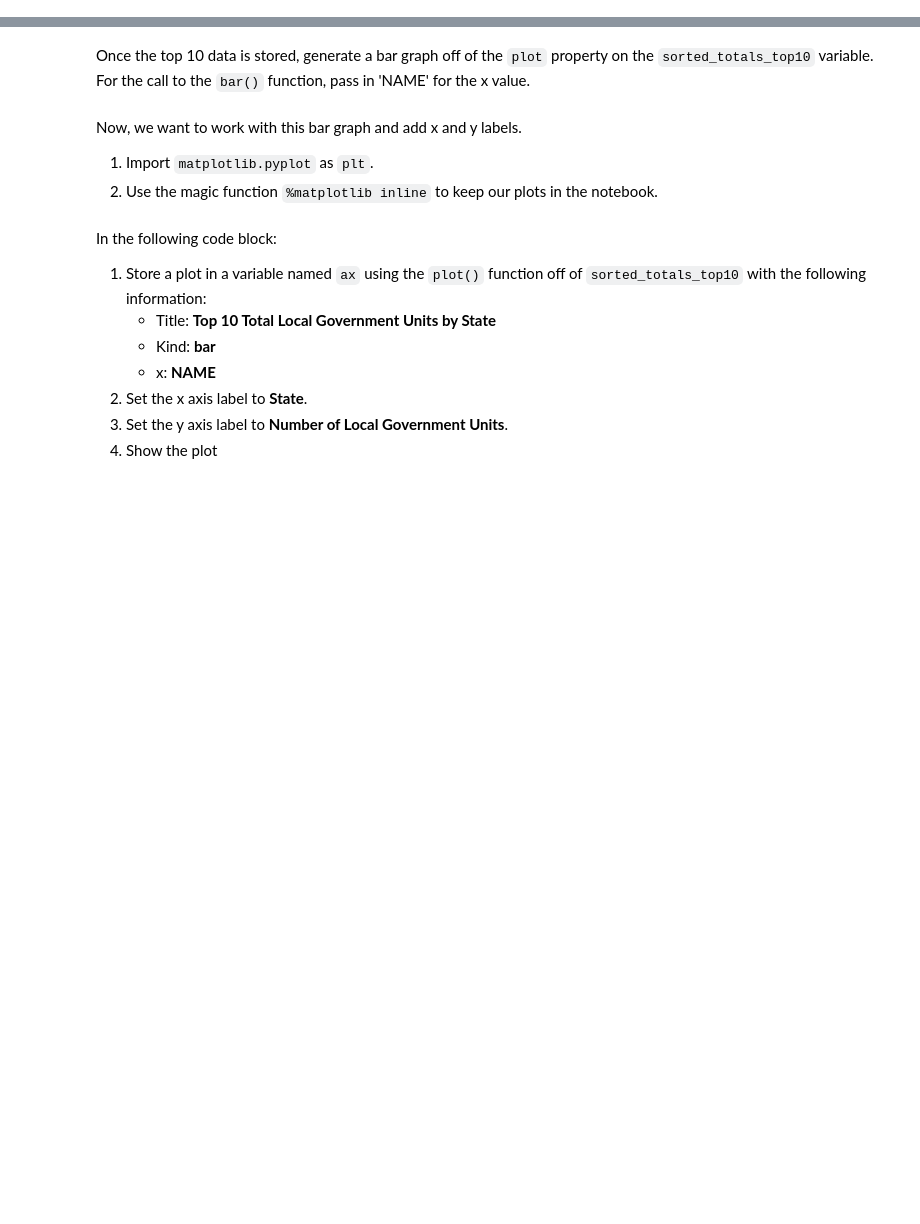
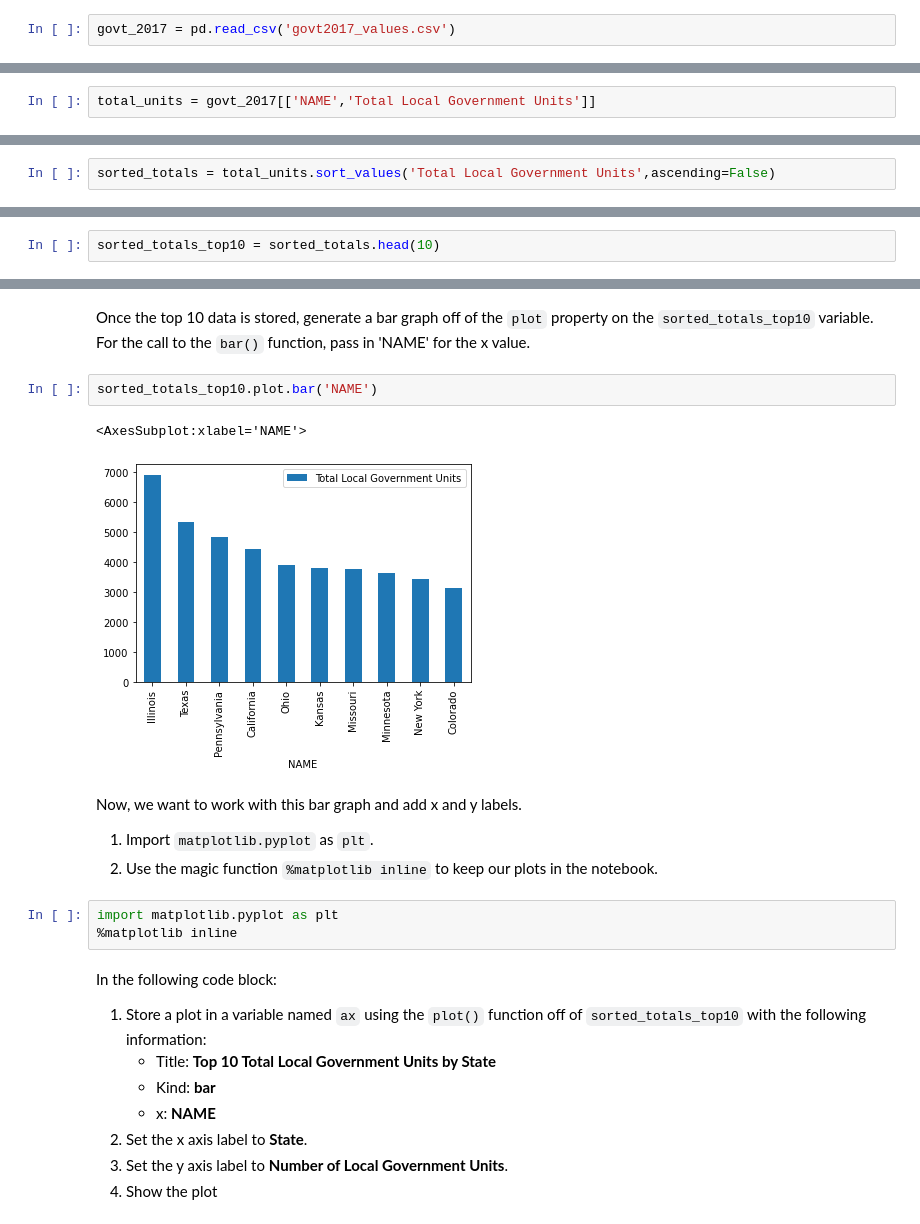
Before and after one commit to Jakob-T13/government-data-vis, a Jupyter notebook: Exercise-LocalGov2017.ipynb, the cells around one changed output, grey strips where cells are left out. Cells and saved outputs as stored; diff of their text form; blank space fills up the shorter version.

```diff
--- a/Exercise-LocalGov2017.ipynb
+++ b/Exercise-LocalGov2017.ipynb
@@ -9,4 +11,6 @@ Import `pandas` with the alias of `pd`
 # %% [markdown]
 Using `read_csv()`, store the contents of `govt2017_values.csv` in a variable named `govt_2017`.
+# %%
+govt_2017 = pd.read_csv('govt2017_values.csv')
 # %% [markdown]
 Inspect the `govt_2017`DataFrame to see how many rows and columns it has.
@@ -20,7 +48,13 @@ In the accompany lesson, we explain how to create bar charts.  In this exercise,
 For this bar chart, we are concerned with two columns - `NAME` and `Total Local Government Units`.  As there are spaces in the field names, we will need to use bracket notation rather than dot notation.
 
 Create a variable called `total_units` and store in those 2 columns from the `govt_2017` DataFrame.
+# %%
+total_units = govt_2017[['NAME','Total Local Government Units']]
 # %% [markdown]
 We want to sort those values by `Total Local Government Units` highest to lowest (`ascending=False`). `sort_values()` will operate on the DataFrame you call it on.  However, we want to capture this result in a variable named `sorted_totals` so that we can work with it later.
+# %%
+sorted_totals = total_units.sort_values('Total Local Government Units',ascending=False)
 # %% [markdown]
 We want to plot the top 10 totals of local government units by state.  To keep things simple, store the first 10 records of our `sorted_totals` in a variable named `sorted_totals_top10`.
+# %%
+sorted_totals_top10 = sorted_totals.head(10)
@@ -27,10 +73,18 @@ We want to plot the top 10 totals of local government units by state.  To keep t
 # %% [markdown]
 Once the top 10 data is stored, generate a bar graph off of the `plot` property on the `sorted_totals_top10` variable.  For the call to the `bar()` function, pass in 'NAME' for the x value.
+# %%
+sorted_totals_top10.plot.bar('NAME')
+# %% [output]
+<AxesSubplot:xlabel='NAME'>
+[figure, added]
 # %% [markdown]
 Now, we want to work with this bar graph and add x and y labels.
 
 1. Import `matplotlib.pyplot` as `plt`.
 2. Use the magic function `%matplotlib inline` to keep our plots in the notebook.
+# %%
+import matplotlib.pyplot as plt
+%matplotlib inline
 # %% [markdown]
 In the following code block:
 
```
Also changed, not shown: parts of 10 cells of this notebook.
